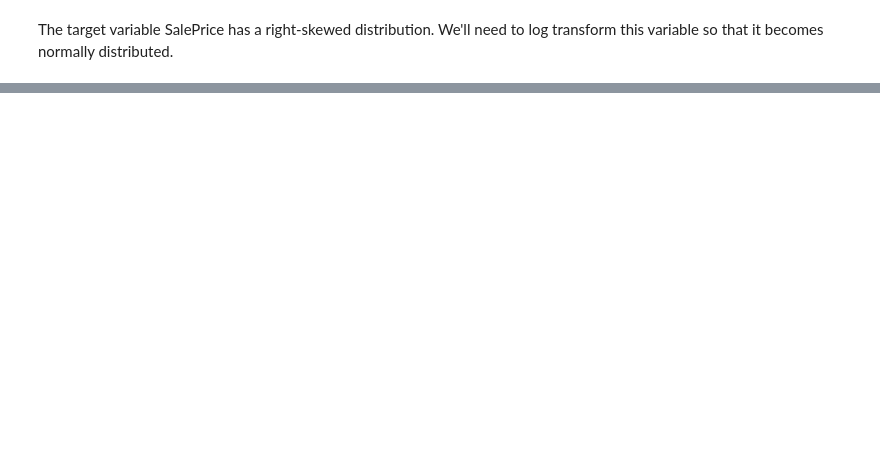
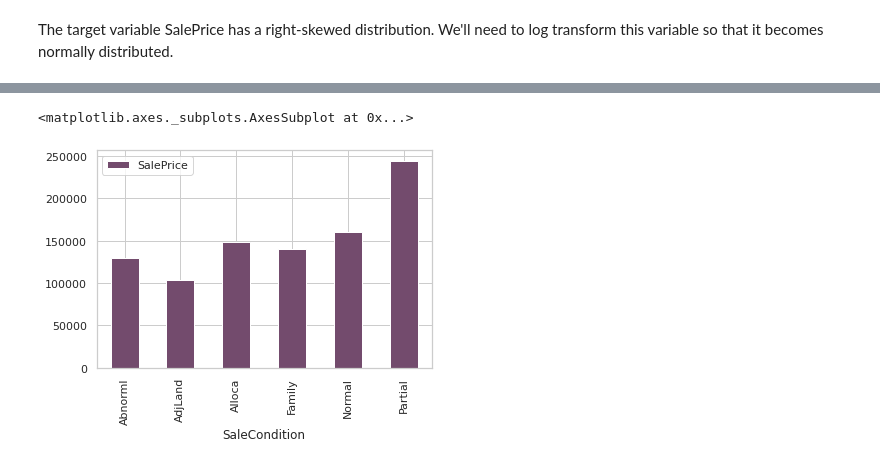
Before and after one commit to ShuklaPrashant21/Machine-Learning-Projects, a Jupyter notebook: House-Price-Prediction/house-price-prediction.ipynb, the cells around one changed output, grey strips where cells are left out. Drawn from its saved outputs; the diff is of its cells as text; code cells hidden in the pictures; blank space fills up the shorter version.

```diff
--- a/House-Price-Prediction/house-price-prediction.ipynb
+++ b/House-Price-Prediction/house-price-prediction.ipynb
@@ -98,0 +247,5 @@ print (corr['SalePrice'].sort_values(ascending=False)[-5:]) #last 5 values
+# %%
+## Let's check the median sale price of a house based on its SaleCondition. SaleCondition explains the condition of sale.
+
+sp_pivot = df_train.pivot_table(index='SaleCondition', values='SalePrice', aggfunc=np.median)
+sp_pivot
@@ -98,0 +261,5 @@ print (corr['SalePrice'].sort_values(ascending=False)[-5:]) #last 5 values
+# %%
+sp_pivot.plot(kind='bar',color='#734b6d')
+# %% [output]
+<matplotlib.axes._subplots.AxesSubplot at 0x...>
+[figure, added]
```
Also changed, not shown: parts of 23 cells of this notebook.
